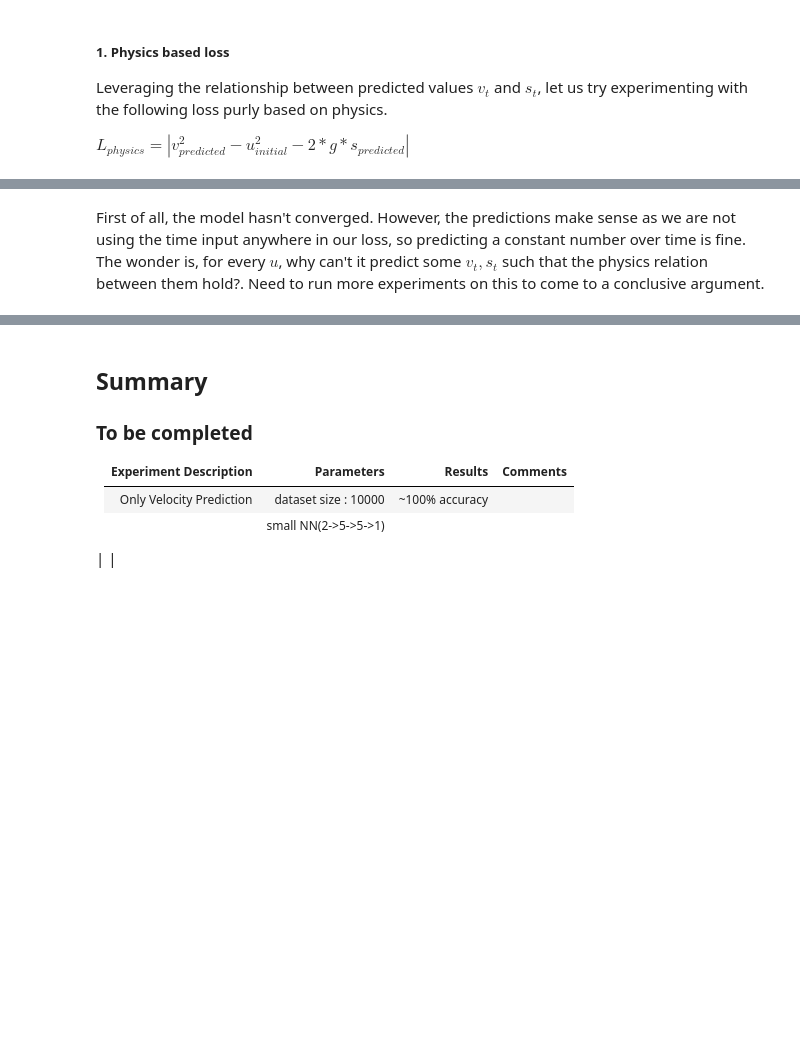
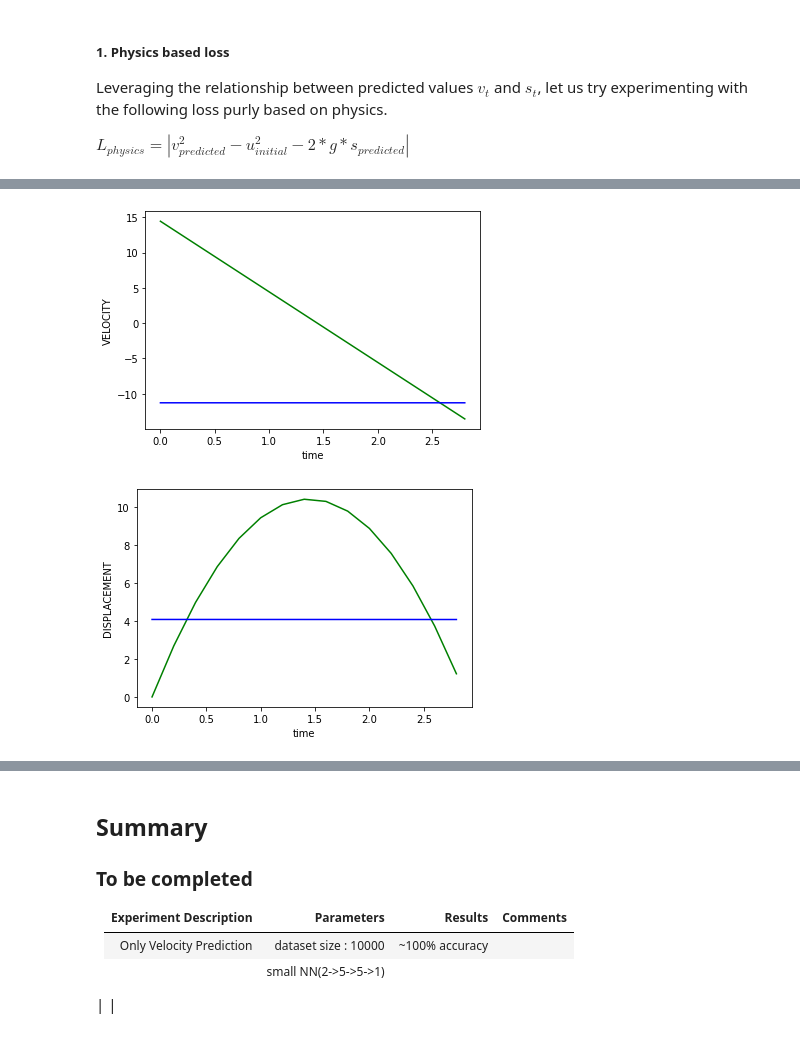
Before and after one commit to srinath2022/physics-based-DL, a Jupyter notebook: simpleExperiment.ipynb, the cells around one changed output, grey strips where cells are left out. Saved outputs shown, nothing was run; the diff lists cells and outputs as text; code cells hidden in the pictures; blank space fills up the shorter version.

```diff
--- a/simpleExperiment.ipynb
+++ b/simpleExperiment.ipynb
@@ -593,7 +596,7 @@ BATCH_SIZE            = 32
 model_v_s_phy         = PhysicsNewtonNet()
 train_dataloader_v_s  = DataLoader(train_dataset_v_s_10000, batch_size=BATCH_SIZE, shuffle=True)
 # optimizer_v_s_phy     = optim.SGD(model_v_s_phy.parameters(), lr=0.0001, momentum=0.9)
-optimizer_v_s_phy     = optim.Adam(model_v_s_phy.parameters(), lr = 0.005)
+optimizer_v_s_phy     = optim.Adam(model_v_s_phy.parameters(), lr = 0.0005)
 criterion             = PhysicsBasedLoss()
 epochs                = 200
 # %%
@@ -631,2 +634,10 @@ compare_plot(times, displacements, displacements_p, 'DISPLACEMENT')
-# %% [markdown]
-First of all, the model hasn't converged. However, the predictions make sense as we are not using the time input anywhere in our loss, so predicting a constant number over time is fine. The wonder is, for every $u$, why can't it predict some $v_t, s_t$ such that the physics relation between them hold?. Need to run more experiments on this to come to a conclusive argument.
+# %%
+# Run simulation and compare, smaller velocity
+U_INITIAL = 14.4356
+times_p, velocities_p, displacements_p  = simulation_inference('VELOCITY_DISPLACEMENT', model_v_s_phy, U_INITIAL)
+times, velocities, displacements        = simulate_flight(U_INITIAL)
+compare_plot(times, velocities, velocities_p, 'VELOCITY')
+compare_plot(times, displacements, displacements_p, 'DISPLACEMENT')
+# %% [output]
+[figure, added]
+[figure, added]
```
Also changed, not shown: parts of 35 cells of this notebook.
